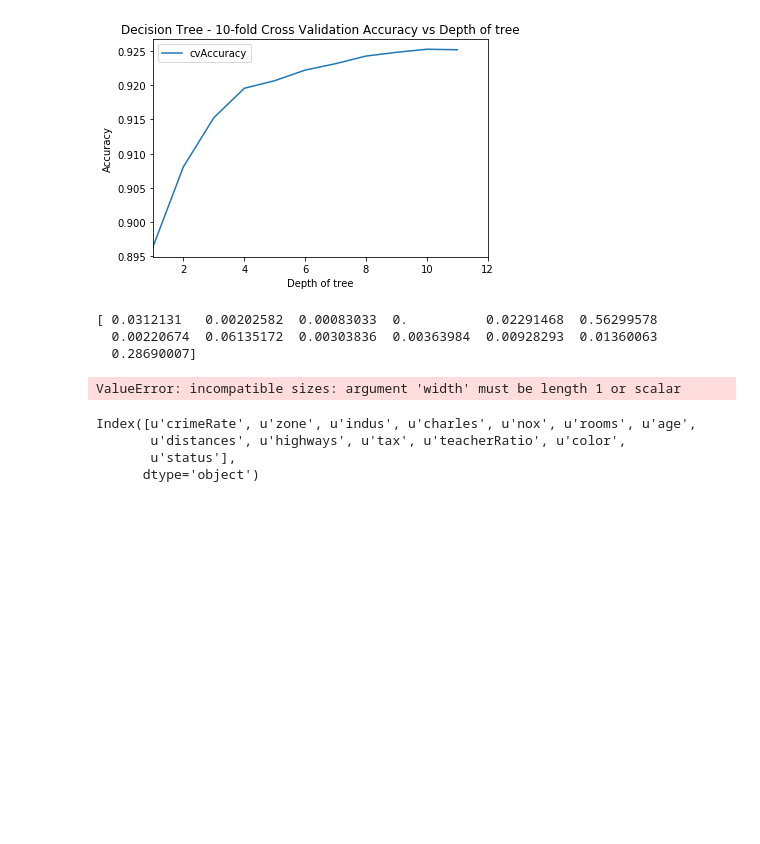
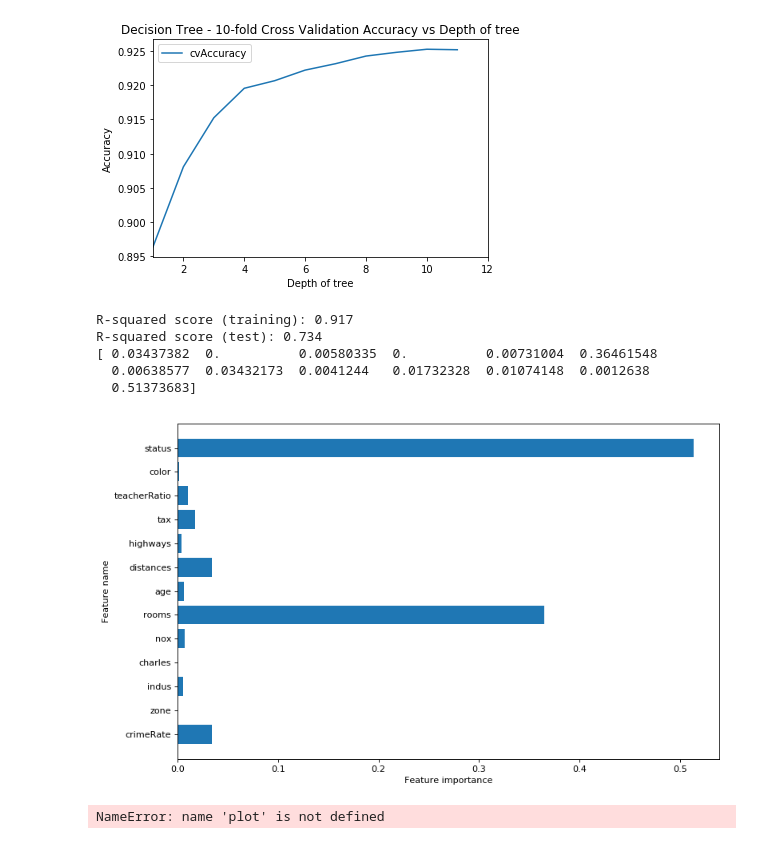
Before and after one commit to tvganesh/RPython-Part5, a Jupyter notebook: RandPython-Part5.ipynb, the cells around one changed output. Saved outputs shown, nothing was run; the diff lists cells and outputs as text; code cells hidden in the pictures; blank space fills up the shorter version.

```diff
--- a/RandPython-Part5.ipynb
+++ b/RandPython-Part5.ipynb
@@ -177,33 +177,54 @@ plt.show()
 # %%
 from sklearn.ensemble import RandomForestRegressor
 df = pd.read_csv("Boston.csv",encoding = "ISO-8859-1")
 
 X=df[['crimeRate','zone', 'indus','charles','nox','rooms', 'age','distances','highways','tax',
        'teacherRatio','color','status']]
 y=df['medianValue']
+
+X_train, X_test, y_train, y_test = train_test_split(X, y, random_state = 0)
+
 regr = RandomForestRegressor(max_depth=4, random_state=0)
-regr.fit(X, y)
+regr.fit(X_train, y_train)
+
+print('R-squared score (training): {:.3f}'
+     .format(regr.score(X_train, y_train)))
+print('R-squared score (test): {:.3f}'
+     .format(regr.score(X_test, y_test)))
+
+feature_names=['crimeRate','zone', 'indus','charles','nox','rooms', 'age','distances','highways','tax',
+       'teacherRatio','color','status']
 print(regr.feature_importances_)
 plt.figure(figsize=(10,6),dpi=80)
-c_features=X.shape[1]
-plt.barh(13,regr.feature_importances_)
+c_features=X_train.shape[1]
+plt.barh(np.arange(c_features),regr.feature_importances_)
 plt.xlabel("Feature importance")
 plt.ylabel("Feature name")
-feature_names=['crimeRate','zone', 'indus','charles','nox','rooms', 'age','distances','highways','tax',
-       'teacherRatio','color','status']
+
 plt.yticks(np.arange(c_features), feature_names)
 plt.tight_layout()
 
 plt.show()
 # %% [output]
-[ 0.0312131   0.00202582  0.00083033  0.          0.02291468  0.56299578
-  0.00220674  0.06135172  0.00303836  0.00363984  0.00928293  0.01360063
-  0.28690007]
+R-squared score (training): 0.917
+R-squared score (test): 0.734
+[ 0.03437382  0.          0.00580335  0.          0.00731004  0.36461548
+  0.00638577  0.03432173  0.0041244   0.01732328  0.01074148  0.0012638
+  0.51373683]
-ValueError: incompatible sizes: argument 'width' must be length 1 or scalar
+[figure, added]
-# %%
-a=X.columns
-# %% [output]
-Index([u'crimeRate', u'zone', u'indus', u'charles', u'nox', u'rooms', u'age',
-       u'distances', u'highways', u'tax', u'teacherRatio', u'color',
-       u'status'],
-      dtype='object')
+# %%
+from sklearn.ensemble import RandomForestRegressor
+df = pd.read_csv("Boston.csv",encoding = "ISO-8859-1")
+
+X=df[['crimeRate','zone', 'indus','charles','nox','rooms', 'age','distances','highways','tax',
+       'teacherRatio','color','status']]
+y=df['medianValue']
+
+cvError=[]
+for i in range(1,13):
+    regr = RandomForestRegressor(max_depth=4, n_estimators=400,max_features=i,random_state=0)
+    mse= np.mean(cross_val_score(regr, X, y, cv=5,scoring = 'neg_mean_squared_error'))
+    # Since this is neg_mean_squared_error I have inverted the sign to get MSE
+    cvError.append(-mse)
+# %% [output]
+NameError: name 'plot' is not defined
```
Also changed, not shown: parts of 1 cell of this notebook, 2 other files.
